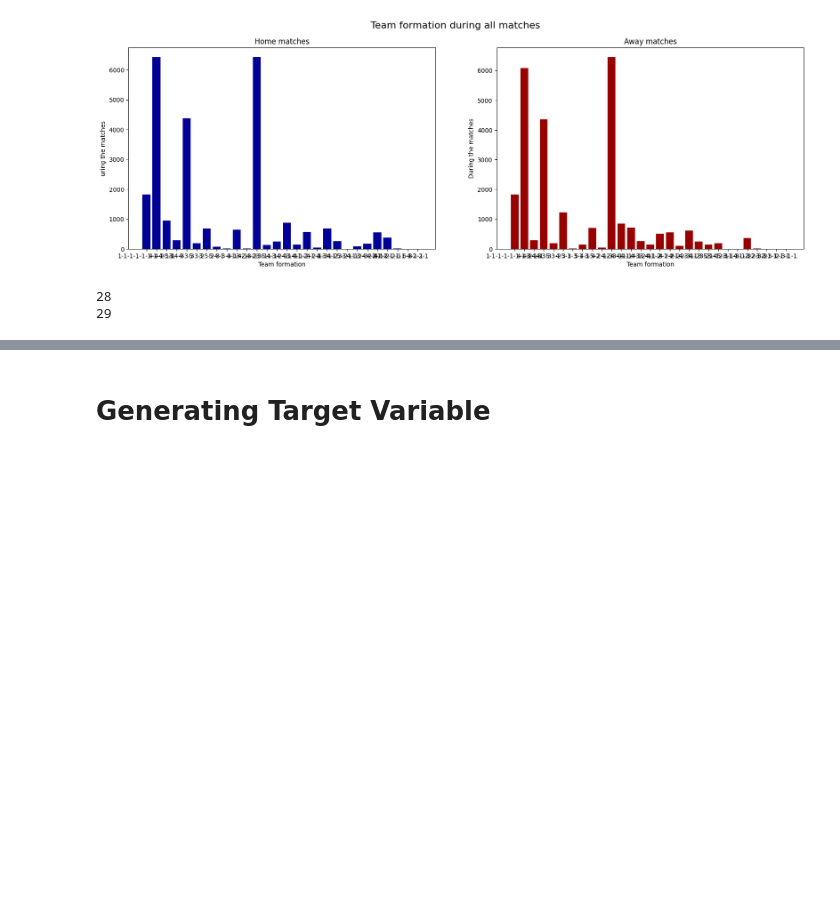
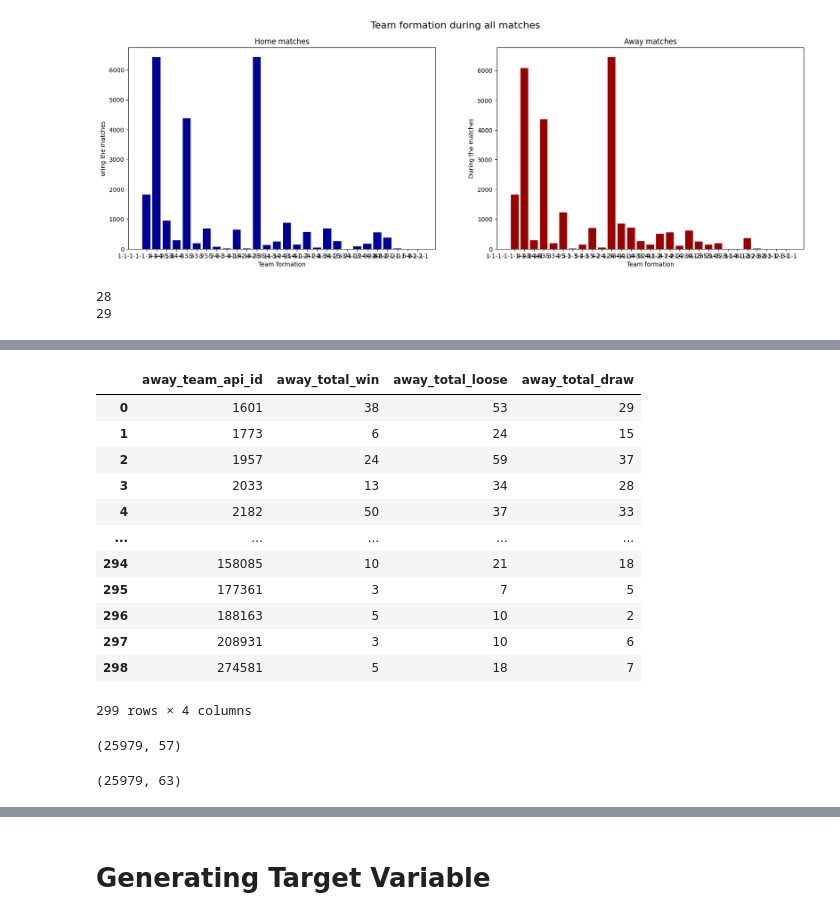
Before and after one commit to ravi7522/Football-Prediction, a Jupyter notebook: data_preprocessing_table_merge.ipynb, the cells around one changed output, grey strips where cells are left out. Saved outputs shown, nothing was run; the diff lists cells and outputs as text; code cells hidden in the pictures; blank space fills up the shorter version.

```diff
--- a/data_preprocessing_table_merge.ipynb
+++ b/data_preprocessing_table_merge.ipynb
@@ -567,0 +590,20 @@ print(len(list(set(away_team_formation))))
+# %%
+away_team_result
+# %% [output]
+|  | away_team_api_id | away_total_win | away_total_loose | away_total_draw |
+| 0 | 1601 | 38 | 53 | 29 |
+| 1 | 1773 | 6 | 24 | 15 |
+| 2 | 1957 | 24 | 59 | 37 |
+| 3 | 2033 | 13 | 34 | 28 |
+| 4 | 2182 | 50 | 37 | 33 |
+| ... | ... | ... | ... | ... |
+| 294 | 158085 | 10 | 21 | 18 |
+| 295 | 177361 | 3 | 7 | 5 |
+| 296 | 188163 | 5 | 10 | 2 |
+| 297 | 208931 | 3 | 10 | 6 |
+| 298 | 274581 | 5 | 18 | 7 |
+299 rows × 4 columns
+# %%
+df_merged_all_table.shape
+# %% [output]
+(25979, 57)
@@ -567,0 +613,4 @@ print(len(list(set(away_team_formation))))
+# %%
+df_merged_all_table.shape
+# %% [output]
+(25979, 63)
```
Also changed, not shown: parts of 16 cells of this notebook, 1 other file.
